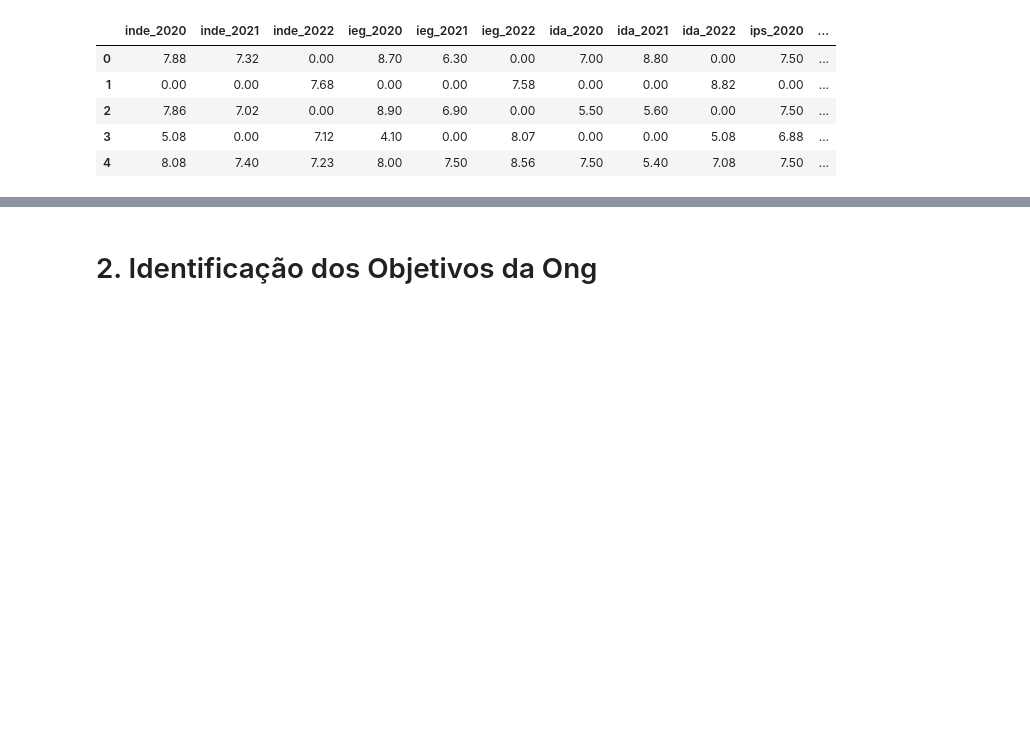
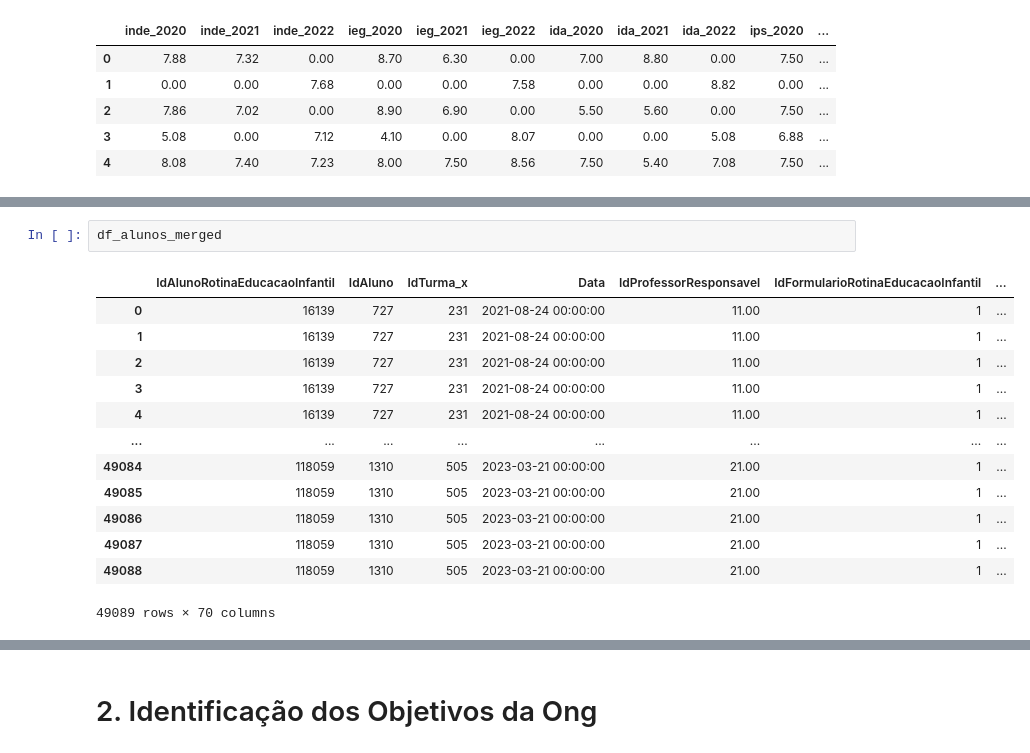
Before and after one commit to camimq/datathonFiap, a Jupyter notebook: main_analysis.ipynb, the cells around one changed output, grey strips where cells are left out. Cells and saved outputs as stored; diff of their text form; blank space fills up the shorter version.

```diff
--- a/main_analysis.ipynb
+++ b/main_analysis.ipynb
@@ -332,0 +634,16 @@ df_dados_selecionados.head()
+# %%
+df_alunos_merged
+# %% [output]
+|  | IdAlunoRotinaEducacaoInfantil | IdAluno | IdTurma_x | Data | IdProfessorResponsavel | IdFormularioRotinaEducacaoInfantil | ... |
+| 0 | 16139 | 727 | 231 | 2021-08-24 00:00:00 | 11.00 | 1 | ... |
+| 1 | 16139 | 727 | 231 | 2021-08-24 00:00:00 | 11.00 | 1 | ... |
+| 2 | 16139 | 727 | 231 | 2021-08-24 00:00:00 | 11.00 | 1 | ... |
+| 3 | 16139 | 727 | 231 | 2021-08-24 00:00:00 | 11.00 | 1 | ... |
+| 4 | 16139 | 727 | 231 | 2021-08-24 00:00:00 | 11.00 | 1 | ... |
+| ... | ... | ... | ... | ... | ... | ... | ... |
+| 49084 | 118059 | 1310 | 505 | 2023-03-21 00:00:00 | 21.00 | 1 | ... |
+| 49085 | 118059 | 1310 | 505 | 2023-03-21 00:00:00 | 21.00 | 1 | ... |
+| 49086 | 118059 | 1310 | 505 | 2023-03-21 00:00:00 | 21.00 | 1 | ... |
+| 49087 | 118059 | 1310 | 505 | 2023-03-21 00:00:00 | 21.00 | 1 | ... |
+| 49088 | 118059 | 1310 | 505 | 2023-03-21 00:00:00 | 21.00 | 1 | ... |
+49089 rows × 70 columns
```
Also changed, not shown: parts of 32 cells of this notebook.
